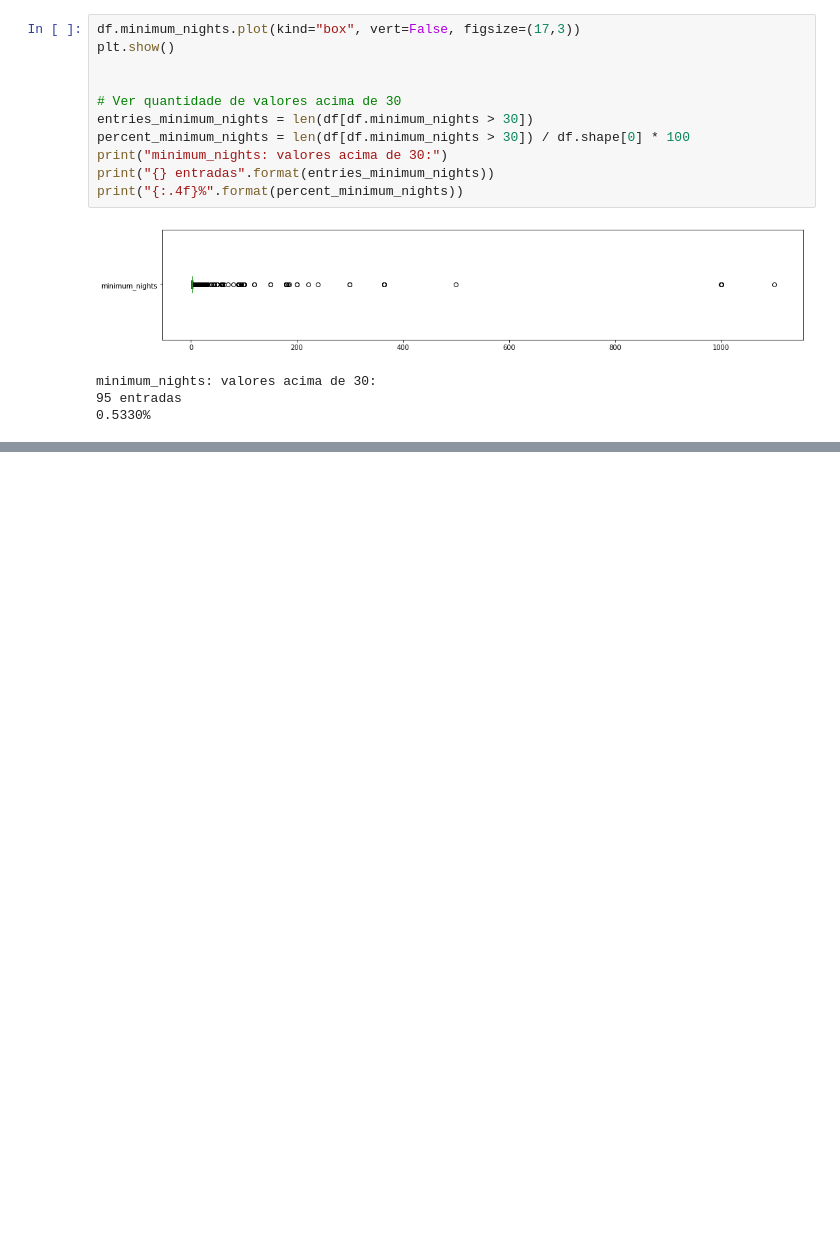
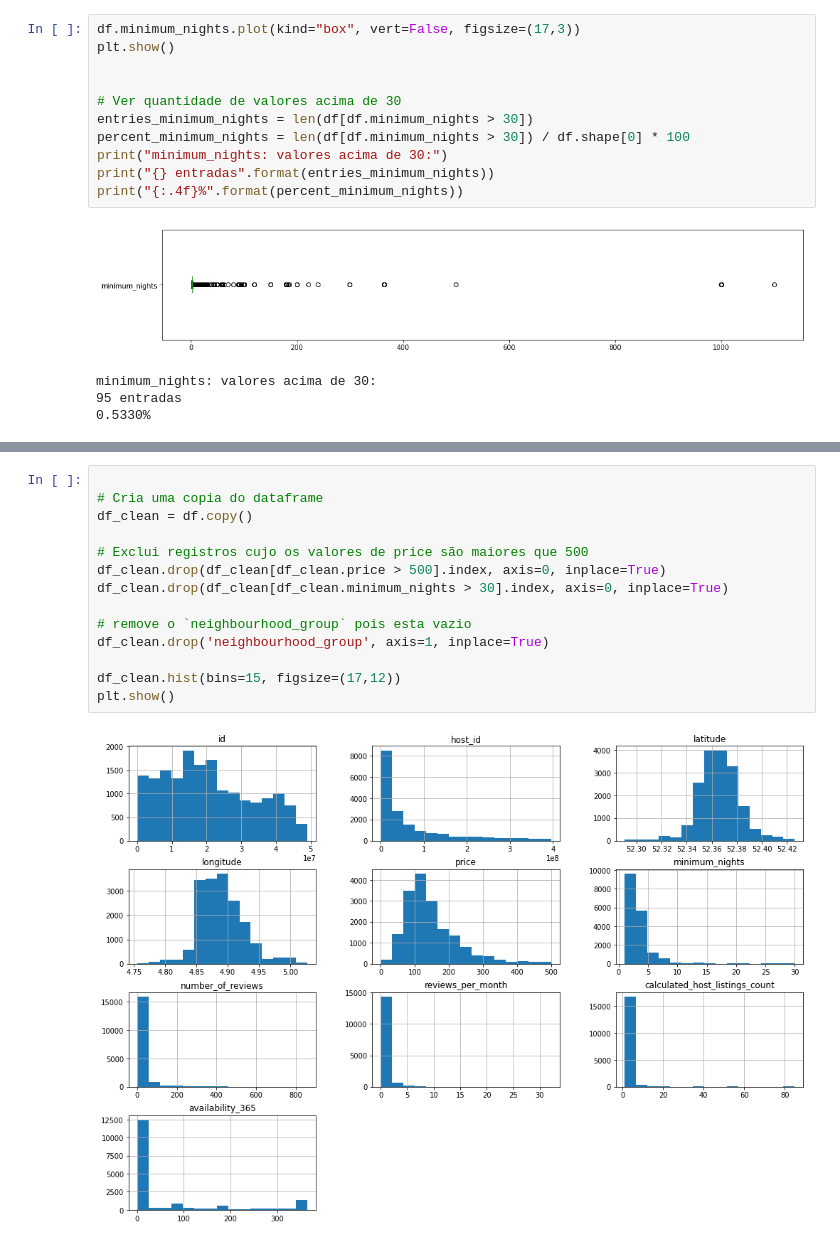
Before and after one commit to feliperromao/datascience-na-pratica, a Jupyter notebook: Análise_de_dados_Airbnb_Rio_de_Janeiro.ipynb, the cells around one changed output, grey strips where cells are left out. Drawn from its saved outputs; the diff is of its cells as text; blank space fills up the shorter version.

```diff
--- a/Análise_de_dados_Airbnb_Rio_de_Janeiro.ipynb
+++ b/Análise_de_dados_Airbnb_Rio_de_Janeiro.ipynb
@@ -111,0 +137,16 @@ plt.show()
+# %%
+
+# Cria uma copia do dataframe
+df_clean = df.copy()
+
+# Exclui registros cujo os valores de price são maiores que 500
+df_clean.drop(df_clean[df_clean.price > 500].index, axis=0, inplace=True)
+df_clean.drop(df_clean[df_clean.minimum_nights > 30].index, axis=0, inplace=True)
+
+# remove o `neighbourhood_group` pois esta vazio
+df_clean.drop('neighbourhood_group', axis=1, inplace=True)
+
+df_clean.hist(bins=15, figsize=(17,12))
+plt.show()
+# %% [output]
+[figure, added]
```
Also changed, not shown: parts of 16 cells of this notebook.
